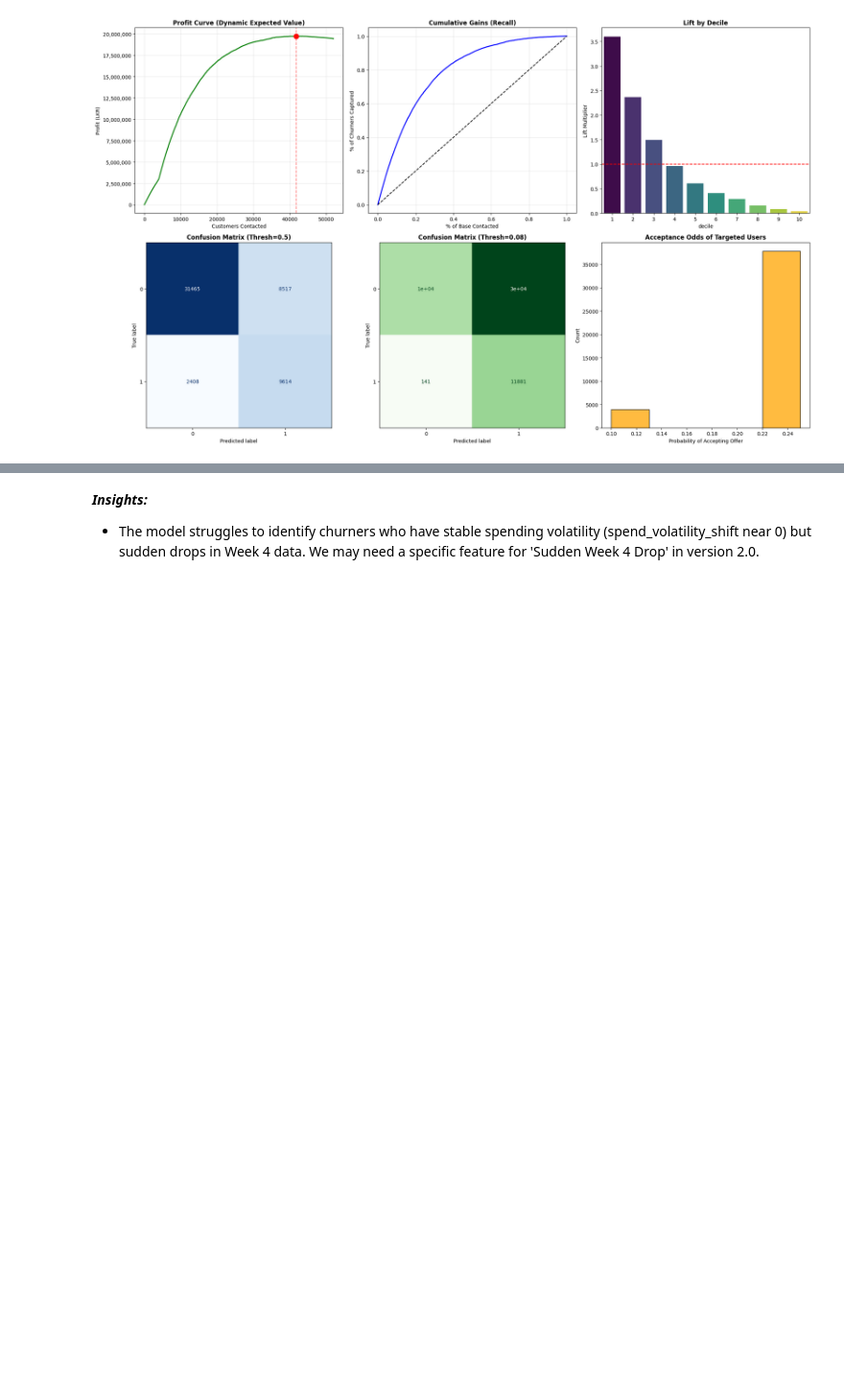
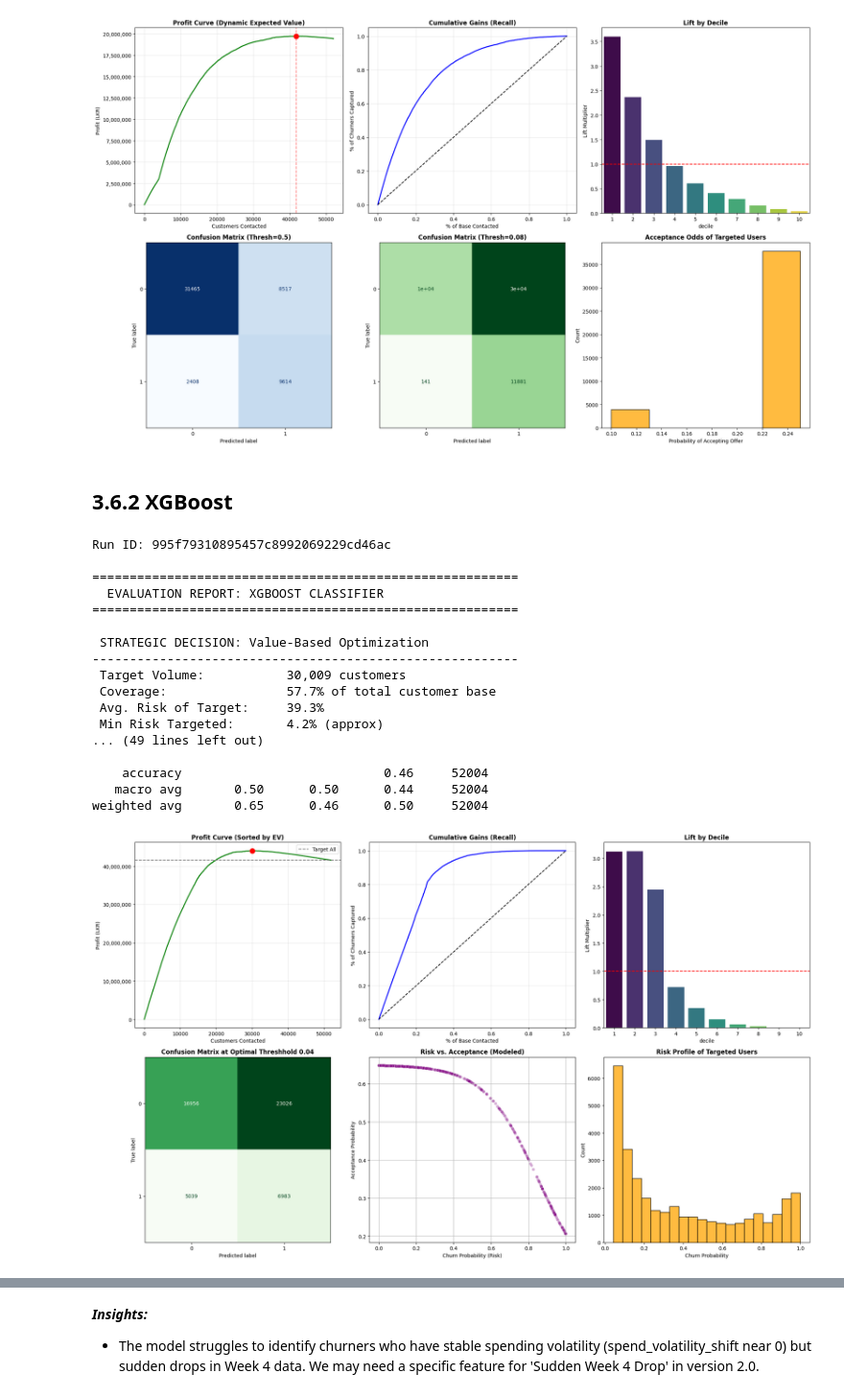
Before and after one commit to tejakusumah-y2008hub/telco-customer-churn-prediction, a Jupyter notebook: notebooks/3.0-yusuftejakusumah-modeling-and-evaluation.ipynb, the cells around one changed output, grey strips where cells are left out. Shown at 96% size. Drawn from its saved outputs; the diff is of its cells as text; code cells hidden in the pictures; blank space fills up the shorter version.

```diff
--- a/notebooks/3.0-yusuftejakusumah-modeling-and-evaluation.ipynb
+++ b/notebooks/3.0-yusuftejakusumah-modeling-and-evaluation.ipynb
@@ -903,3 +963,40 @@ Run ID: 5ad9158ccd444fd8b0893f021d6f3fe5
    macro avg       0.64      0.62      0.42     52004
 weighted avg       0.82      0.42      0.41     52004
 [figure]
+# %% [markdown]
+## 3.6.2 XGBoost
+# %%
+# Note: Inputs are defined in LKR
+# rebellious-worm-205
+xgb_eval_report_df = churn_evaluation_report(
+        model=final_xgb_model,
+        X=X_train,
+        y=y_train,
+        model_name="XGBoost Classifier",
+        run_id="995f79310895457c8992069229cd46ac",
+        ltv=LTV_LKR,
+        cost_offer=COST_OFFER_LKR,
+        cost_contact=COST_CONTACT_LKR,
+        currency="LKR",
+        accept_rate_min=ACCEPTANCE_RATE_MIN,
+        accept_rate_max=ACCEPTANCE_RATE_MAX
+        )
+# %% [output]
+Run ID: 995f79310895457c8992069229cd46ac
+
+=========================================================
+  EVALUATION REPORT: XGBOOST CLASSIFIER
+=========================================================
+
+ STRATEGIC DECISION: Value-Based Optimization
+---------------------------------------------------------
+ Target Volume:           30,009 customers
+ Coverage:                57.7% of total customer base
+ Avg. Risk of Target:     39.3%
+ Min Risk Targeted:       4.2% (approx)
+... (49 lines left out)
+
+    accuracy                           0.46     52004
+   macro avg       0.50      0.50      0.44     52004
+weighted avg       0.65      0.46      0.50     52004
+[figure, added]
```
Also changed, not shown: parts of 15 cells of this notebook, 2 other files.
